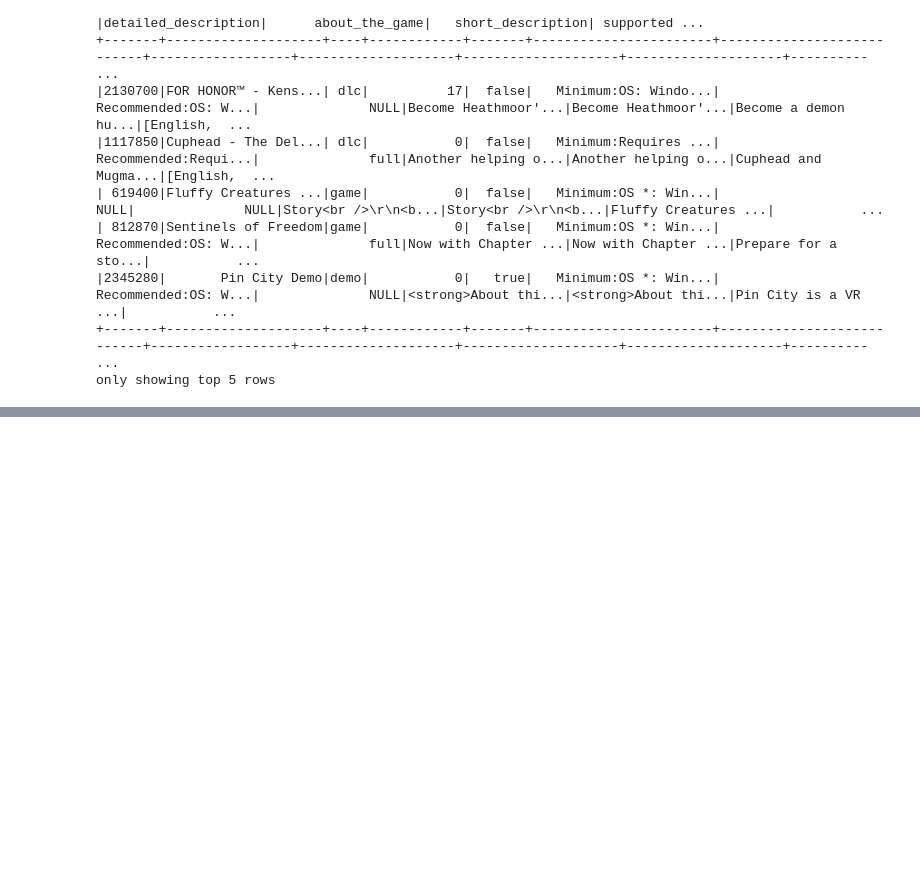
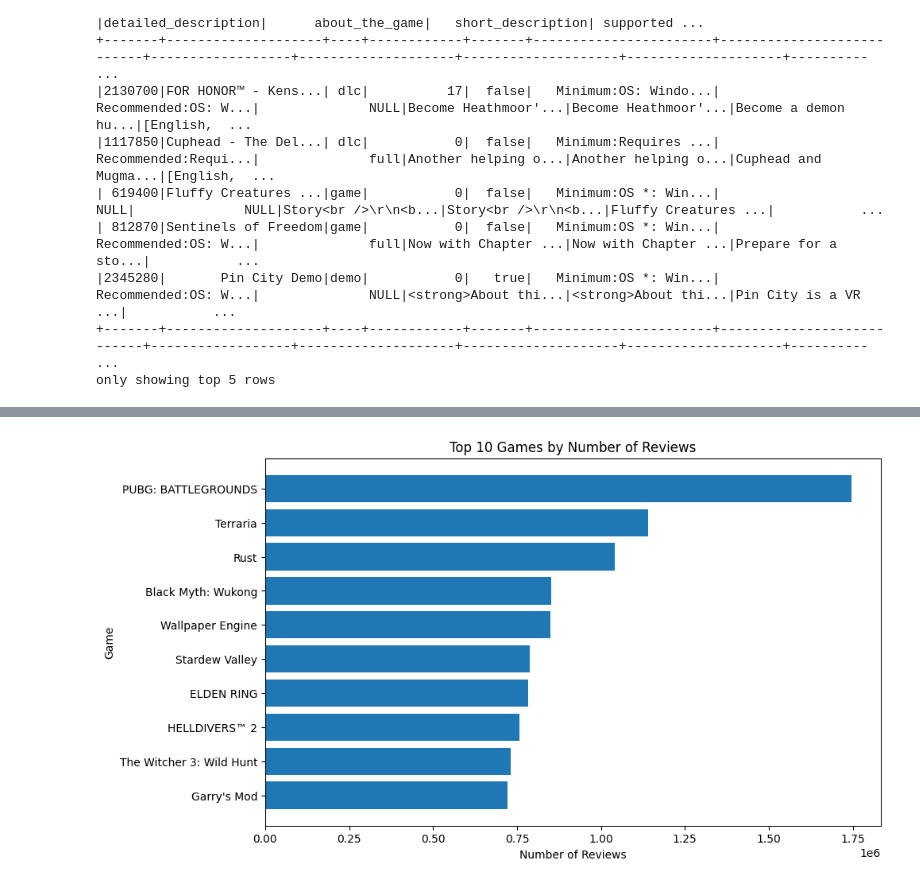
Before and after one commit to Sebinate/SteamEngineforExperiencePrediction, a Jupyter notebook: experiments/experiments.ipynb, the cells around one changed output, grey strips where cells are left out. Cells and saved outputs as stored; diff of their text form; code cells hidden in the pictures; blank space fills up the shorter version.

```diff
--- a/experiments/experiments.ipynb
+++ b/experiments/experiments.ipynb
@@ -300,0 +555,14 @@ only showing top 5 rows
+# %%
+# ============================================================
+# 8. JOIN REVIEWS WITH GAME INFORMATION
+# ============================================================
+
+df_merged = df_reviews.join(
+    df_games,
+    on="appid",
+    how="left"
+)
+
+df_merged.show(5, truncate=False)
+
+print(f"Merged rows: {df_merged.count():,}")
@@ -300,0 +594,14 @@ only showing top 5 rows
+# %%
+# ============================================================
+# 10. TOP GAMES BY NUMBER OF REVIEWS
+# ============================================================
+
+top_reviewed_games = df_merged.groupBy("appid", "name") \
+    .agg(
+        F.count("*").alias("review_count"),
+        F.countDistinct("author_id").alias("unique_reviewers"),
+        F.round(F.avg("playtime_forever"), 2).alias("avg_playtime_forever")
+    ) \
+    .orderBy(F.desc("review_count"))
+
+top_reviewed_games.show(20, truncate=False)
@@ -300,0 +750,17 @@ only showing top 5 rows
+# %%
+# ============================================================
+# 16. OPTIONAL: SIMPLE VISUALIZATION
+# Use only small aggregated data before converting to pandas.
+# ============================================================
+
+top_games_pd = top_reviewed_games.limit(10).toPandas()
+
+plt.figure(figsize=(10, 6))
+plt.barh(top_games_pd["name"], top_games_pd["review_count"])
+plt.xlabel("Number of Reviews")
+plt.ylabel("Game")
+plt.title("Top 10 Games by Number of Reviews")
+plt.gca().invert_yaxis()
+plt.show()
+# %% [output]
+[figure, added]
```
Also changed, not shown: parts of 20 cells of this notebook.
